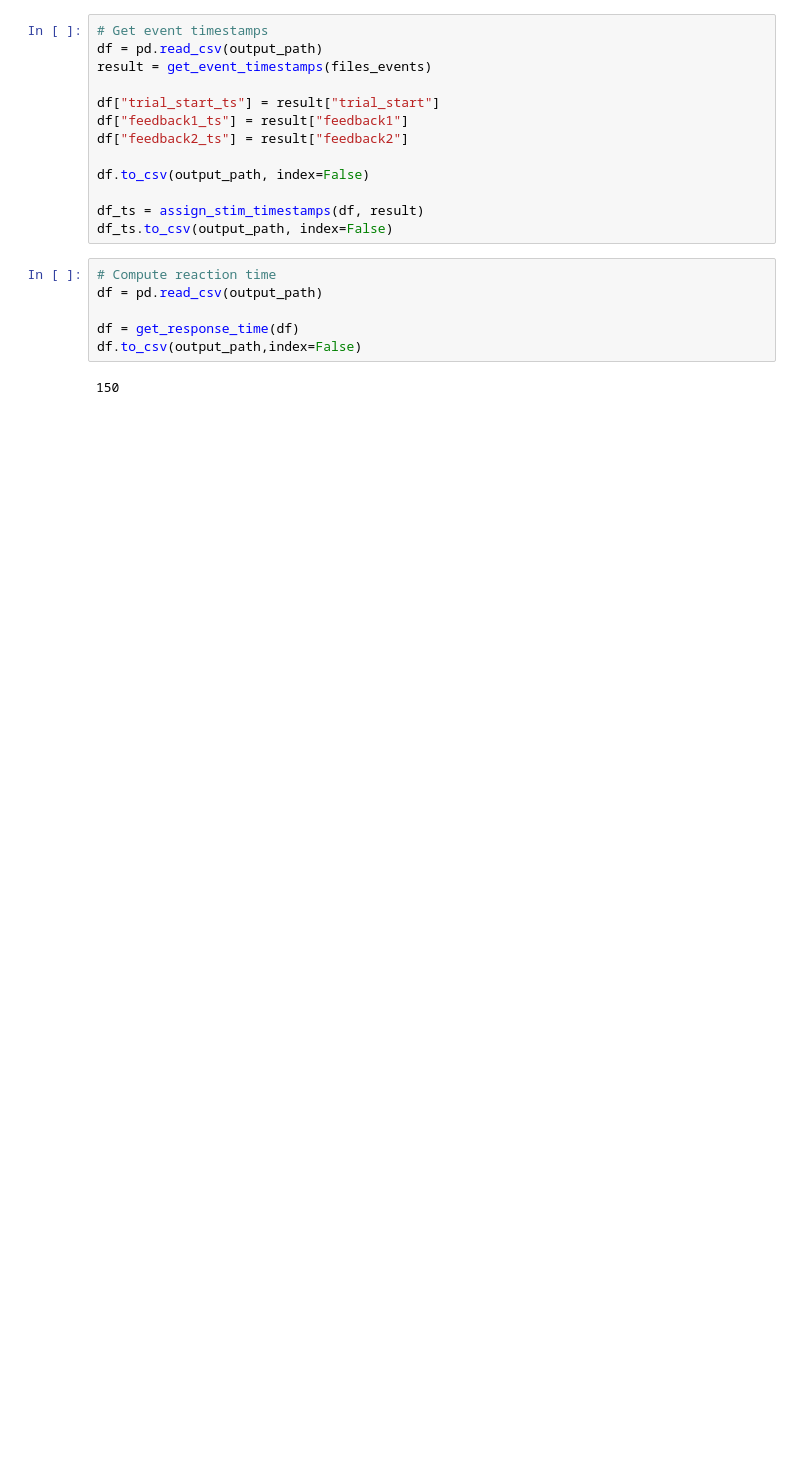
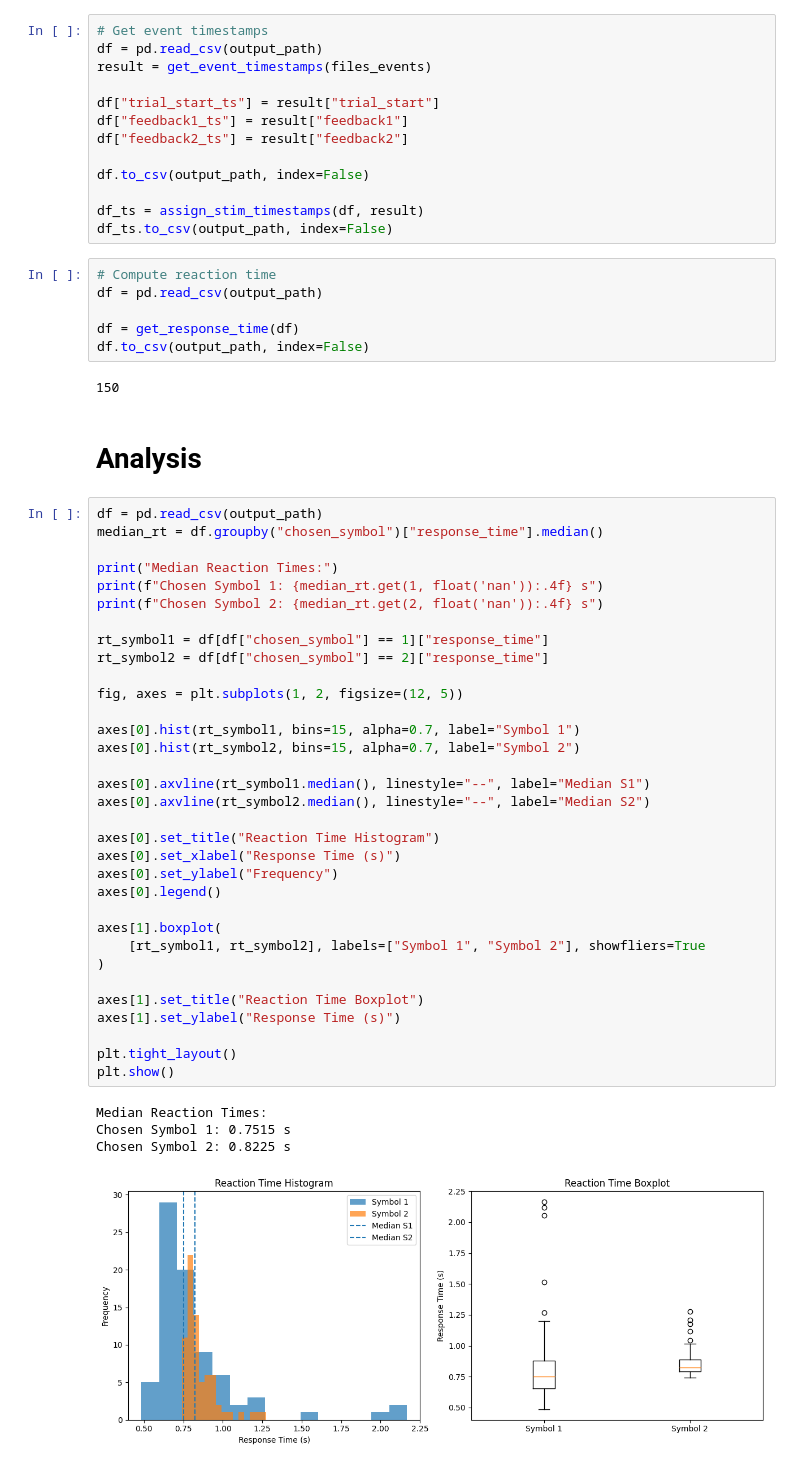
Before and after one commit to Jealiee/Parkinsons-Signal-Analysis, a Jupyter notebook: main.ipynb, the cells around one changed output. Drawn from its saved outputs; the diff is of its cells as text; blank space fills up the shorter version.

Commit message:
Perform analysis on the data

```diff
--- a/main.ipynb
+++ b/main.ipynb
@@ -81,6 +91,46 @@ df_ts.to_csv(output_path, index=False)
 df = pd.read_csv(output_path)
 
 df = get_response_time(df)
-df.to_csv(output_path,index=False)
+df.to_csv(output_path, index=False)
 # %% [output]
 150
+# %% [markdown]
+# Analysis
+# %%
+df = pd.read_csv(output_path)
+median_rt = df.groupby("chosen_symbol")["response_time"].median()
+
+print("Median Reaction Times:")
+print(f"Chosen Symbol 1: {median_rt.get(1, float('nan')):.4f} s")
+print(f"Chosen Symbol 2: {median_rt.get(2, float('nan')):.4f} s")
+
+rt_symbol1 = df[df["chosen_symbol"] == 1]["response_time"]
+rt_symbol2 = df[df["chosen_symbol"] == 2]["response_time"]
+
+fig, axes = plt.subplots(1, 2, figsize=(12, 5))
+
+axes[0].hist(rt_symbol1, bins=15, alpha=0.7, label="Symbol 1")
+axes[0].hist(rt_symbol2, bins=15, alpha=0.7, label="Symbol 2")
+
+axes[0].axvline(rt_symbol1.median(), linestyle="--", label="Median S1")
+axes[0].axvline(rt_symbol2.median(), linestyle="--", label="Median S2")
+
+axes[0].set_title("Reaction Time Histogram")
+axes[0].set_xlabel("Response Time (s)")
+axes[0].set_ylabel("Frequency")
+axes[0].legend()
+
+axes[1].boxplot(
+    [rt_symbol1, rt_symbol2], labels=["Symbol 1", "Symbol 2"], showfliers=True
+)
+
+axes[1].set_title("Reaction Time Boxplot")
+axes[1].set_ylabel("Response Time (s)")
+
+plt.tight_layout()
+plt.show()
+# %% [output]
+Median Reaction Times:
+Chosen Symbol 1: 0.7515 s
+Chosen Symbol 2: 0.8225 s
+[figure, added]
```
Also changed, not shown: parts of 8 cells of this notebook.
